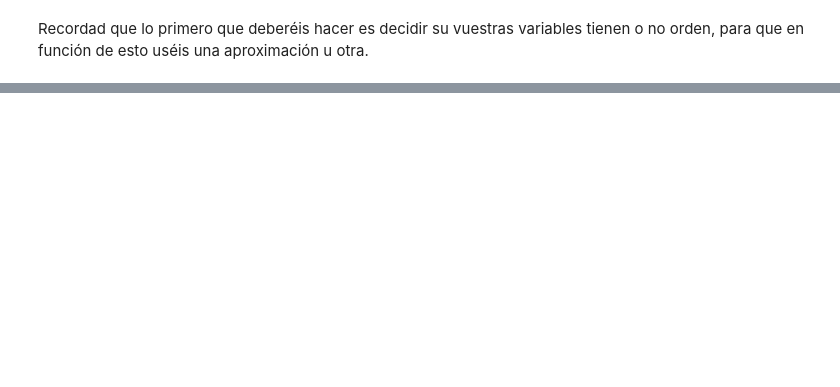
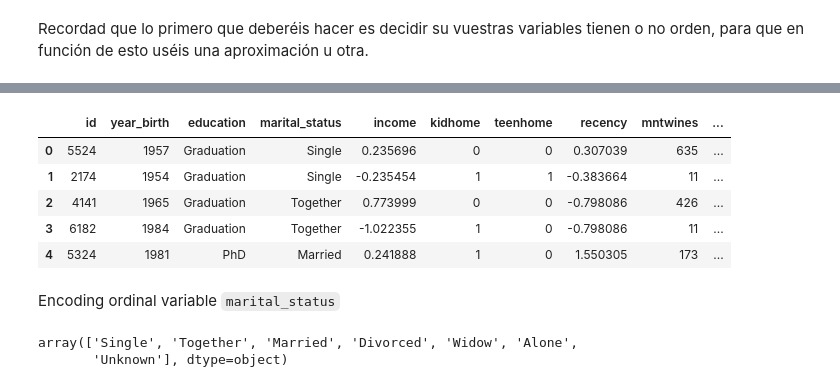
Before and after one commit to Adalab/Adalab-DA-promo-b-modulo-3-sprint-1-Chloe-Diana, a Jupyter notebook: Regresion_lineal/modulo-3-ejercicio-8-regresion-lineal-Encoding.ipynb, the cells around one changed output, grey strips where cells are left out. Cells and saved outputs as stored; diff of their text form; code cells hidden in the pictures; blank space fills up the shorter version.

```diff
--- a/Regresion_lineal/modulo-3-ejercicio-8-regresion-lineal-Encoding.ipynb
+++ b/Regresion_lineal/modulo-3-ejercicio-8-regresion-lineal-Encoding.ipynb
@@ -178,0 +57,21 @@ df_codificado_nom.to_csv('../Datos/vinos_encoding_nominal.csv')
+# %%
+# Le aplicaremos un map para decidir el peso que le asignaremos a cada categoría
+map_education = {'Basic':0, '2n Cycle':1, 'Graduation':2 ,'Master':2, 'PhD':3}
+# %%
+df['education_enc'] = df['education'].map(map_education)
+# %%
+df.head()
+# %% [output]
+|  | id | year_birth | education | marital_status | income | kidhome | teenhome | recency | mntwines | ... |
+| 0 | 5524 | 1957 | Graduation | Single | 0.235696 | 0 | 0 | 0.307039 | 635 | ... |
+| 1 | 2174 | 1954 | Graduation | Single | -0.235454 | 1 | 1 | -0.383664 | 11 | ... |
+| 2 | 4141 | 1965 | Graduation | Together | 0.773999 | 0 | 0 | -0.798086 | 426 | ... |
+| 3 | 6182 | 1984 | Graduation | Together | -1.022355 | 1 | 0 | -0.798086 | 11 | ... |
+| 4 | 5324 | 1981 | PhD | Married | 0.241888 | 1 | 0 | 1.550305 | 173 | ... |
+# %% [markdown]
+Encoding ordinal variable `marital_status`
+# %%
+df['marital_status'].unique()
+# %% [output]
+array(['Single', 'Together', 'Married', 'Divorced', 'Widow', 'Alone',
+       'Unknown'], dtype=object)
```
Also changed, not shown: parts of 45 cells of this notebook, 9 other files.
